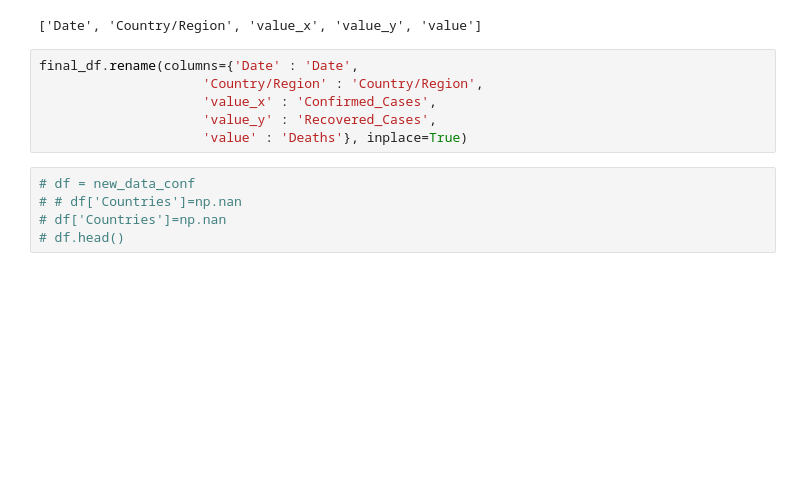
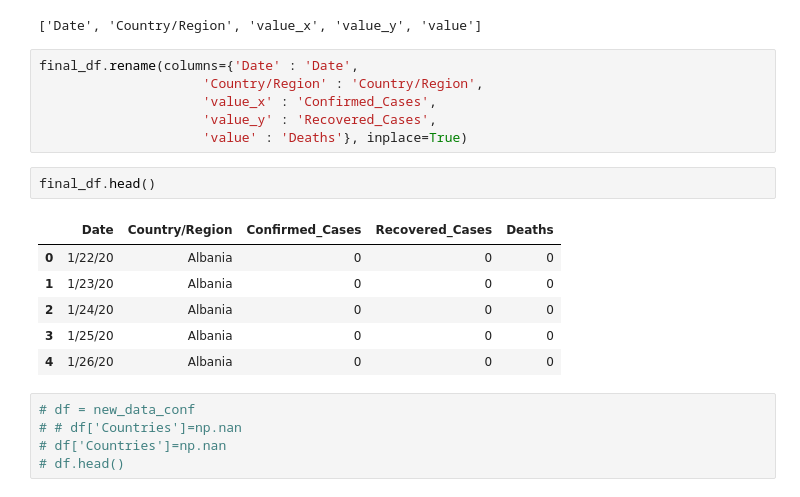
Before and after one commit to maziarizadi/COVID-19, a Jupyter notebook: covid-19.ipynb, the cells around one changed output. Drawn from its saved outputs; the diff is of its cells as text; blank space fills up the shorter version.

```diff
--- a/covid-19.ipynb
+++ b/covid-19.ipynb
@@ -404,6 +406,15 @@ final_df.rename(columns={'Date' : 'Date',
                      'value_x' : 'Confirmed_Cases',
                      'value_y' : 'Recovered_Cases',
                      'value' : 'Deaths'}, inplace=True)
+# %%
+final_df.head()
+# %% [output]
+|  | Date | Country/Region | Confirmed_Cases | Recovered_Cases | Deaths |
+| 0 | 1/22/20 | Albania | 0 | 0 | 0 |
+| 1 | 1/23/20 | Albania | 0 | 0 | 0 |
+| 2 | 1/24/20 | Albania | 0 | 0 | 0 |
+| 3 | 1/25/20 | Albania | 0 | 0 | 0 |
+| 4 | 1/26/20 | Albania | 0 | 0 | 0 |
 # %%
 # df = new_data_conf
 # # df['Countries']=np.nan
```
Also changed, not shown: parts of 2 cells of this notebook, 3 other files.
